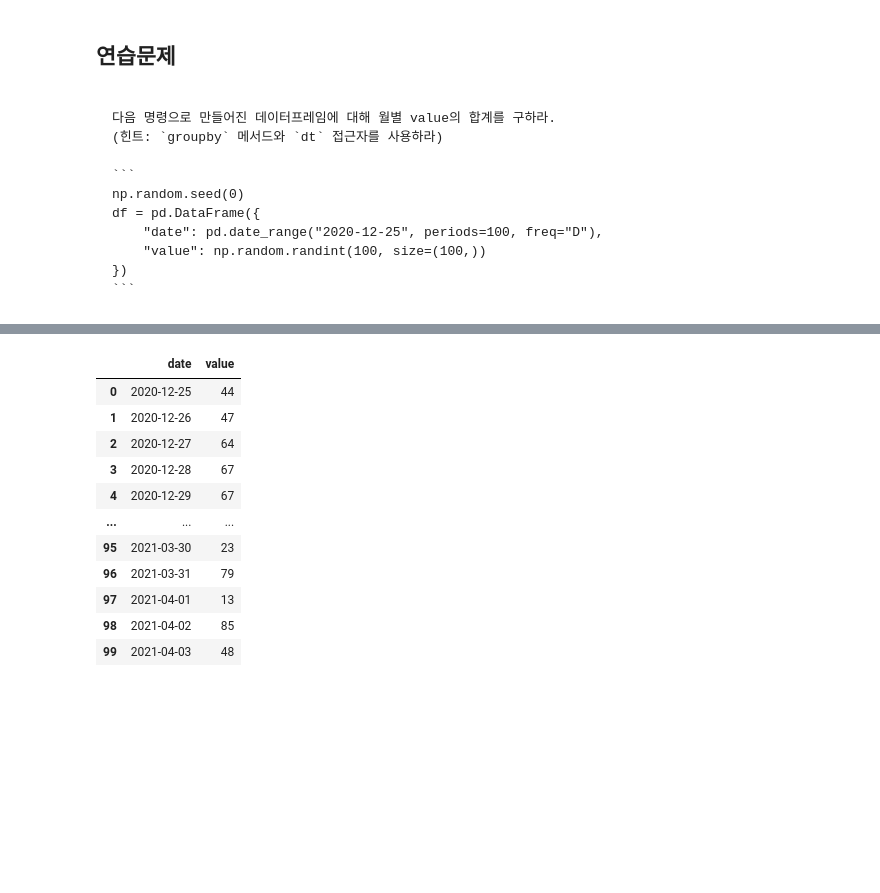
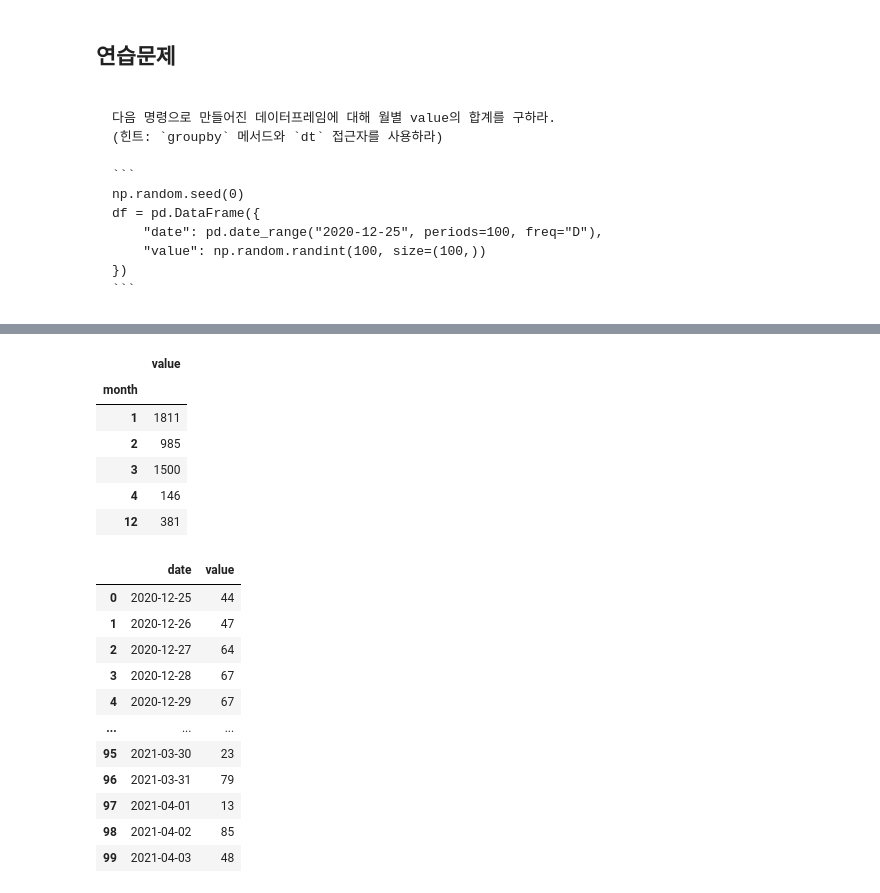
Before and after one commit to hana-K-918/wassup3, a Jupyter notebook: 03_Data_Preprocessing/02_09_Pandas 시계열 자료 다루기.ipynb, the cells around one changed output, grey strips where cells are left out. Cells and saved outputs as stored; diff of their text form; code cells hidden in the pictures; blank space fills up the shorter version.

`````diff
--- a/03_Data_Preprocessing/02_09_Pandas 시계열 자료 다루기.ipynb
+++ b/03_Data_Preprocessing/02_09_Pandas 시계열 자료 다루기.ipynb
@@ -530,3 +533,9 @@ df = pd.DataFrame({
 })
 ```
 ````
+# %%
+np.random.seed(0)
+df = pd.DataFrame({
+    "date": pd.date_range("2020-12-25", periods=100, freq="D"),
+    "value": np.random.randint(100, size=(100,))
+})
@@ -532,0 +558,3 @@ df = pd.DataFrame({
+# %%
+df['month']=df['date'].dt.month
+df
@@ -533,3 +575,13 @@ df = pd.DataFrame({
+# %%
+df.groupby('month')[['value']].sum()
+# %% [output]
+|  | value |
+| month |  |
+| 1 | 1811 |
+| 2 | 985 |
+| 3 | 1500 |
+| 4 | 146 |
+| 12 | 381 |
 # %%
 import pandas as pd
 import numpy as np
`````
Also changed, not shown: parts of 21 cells of this notebook, 1 other file.
